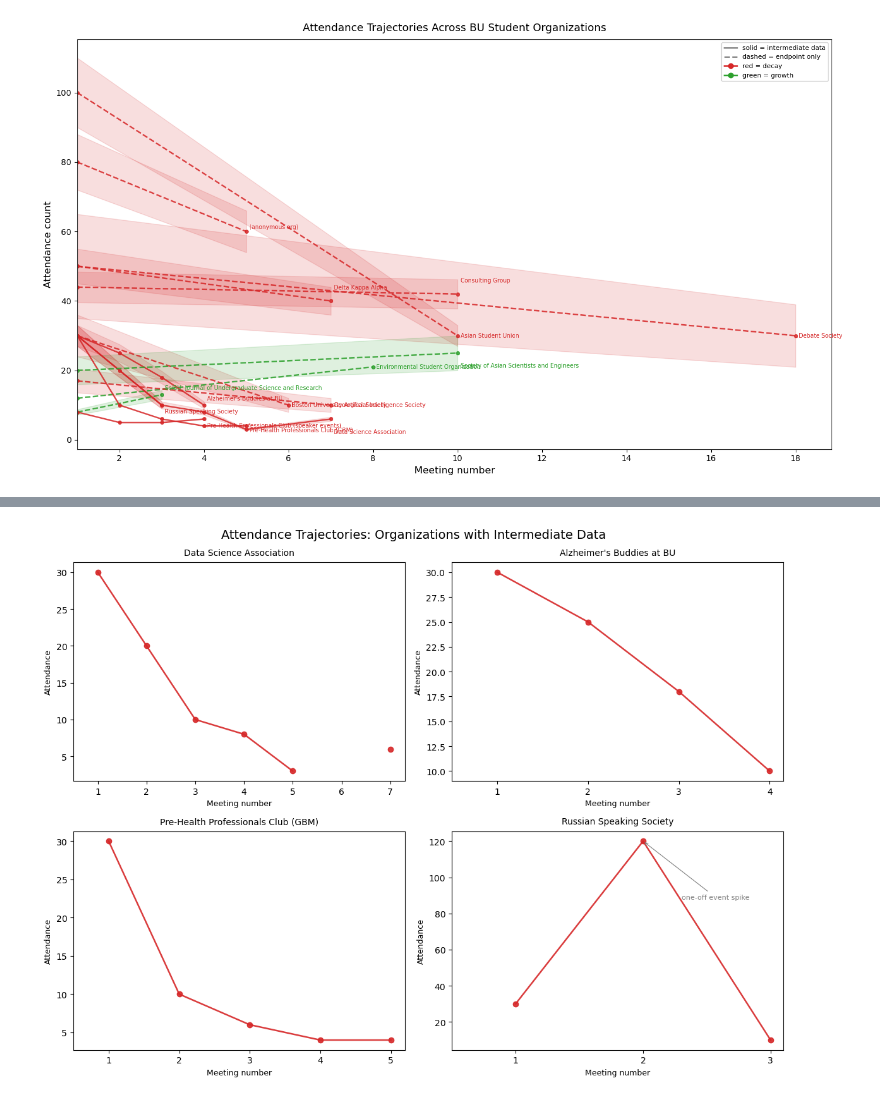
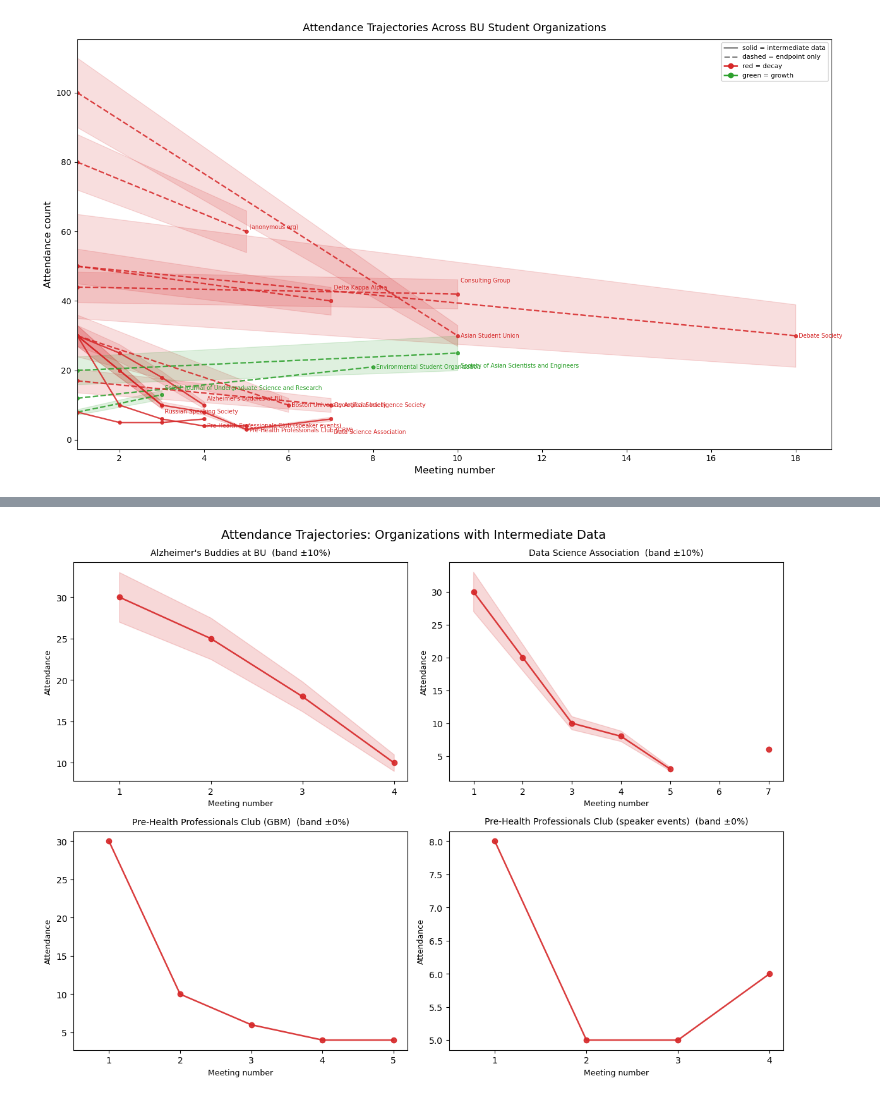
Before and after one commit to isun3071/attendance-decay-curve, a Jupyter notebook: adc.ipynb, the cells around one changed output, grey strips where cells are left out. Drawn from its saved outputs; the diff is of its cells as text; code cells hidden in the pictures.

```diff
--- a/adc.ipynb
+++ b/adc.ipynb
@@ -201,19 +208,34 @@ this imbalance is statistically significant (p = 0.0176), suggesting
 attendance decay is not random variation but a systematic pattern.
 # %%
 df_rec["slope"] = (df_rec["Q8"] - df_rec["Q7"]) / df_rec["Q6"]
+
+# Slope envelope under each org's Q13-derived band on Q7 and Q8.
+# Worst-case sign for the slope: numerator extremes minimize / maximize Q8 - Q7.
+df_rec["slope_min"] = (
+    df_rec["Q8"] * (1 - df_rec["band_frac"]) - df_rec["Q7"] * (1 + df_rec["band_frac"])
+) / df_rec["Q6"]
+df_rec["slope_max"] = (
+    df_rec["Q8"] * (1 + df_rec["band_frac"]) - df_rec["Q7"] * (1 - df_rec["band_frac"])
+) / df_rec["Q6"]
+
 ordered = df_rec.sort_values("slope").reset_index(drop=True)
 
 colors = ["#d62728" if s < 0 else "#2ca02c" for s in ordered["slope"]]
+err_lower = (ordered["slope"] - ordered["slope_min"]).values
+err_upper = (ordered["slope_max"] - ordered["slope"]).values
+xerr = np.array([err_lower, err_upper])
 
 fig, ax = plt.subplots(figsize=(10, 7))
-ax.barh(range(len(ordered)), ordered["slope"], color=colors)
+ax.barh(range(len(ordered)), ordered["slope"], color=colors,
+        xerr=xerr, ecolor="#555555",
+        error_kw=dict(elinewidth=1.0, capsize=3))
 ax.set_yticks(range(len(ordered)))
 ax.set_yticklabels(ordered["Q1"], fontsize=9)
 ax.axvline(0, color="black", linewidth=0.9)
 ax.set_xlabel("Slope (attendance change per meeting)", fontsize=11)
 ax.set_title("Attendance Slope Per Meeting by Organization", fontsize=13, pad=10)
 ax.annotate(
-    "12 of 15 orgs show decay  |  sign test p = 0.0176",
+    "Whiskers: slope envelope from Q13 confidence bands  |  point-estimate sign test p = 0.0176",
     xy=(0.98, 0.02), xycoords="axes fraction",
     fontsize=9, ha="right", va="bottom",
     bbox=dict(boxstyle="round,pad=0.3", facecolor="white", alpha=0.85),
@@ -321,34 +642,42 @@ plt.show()
 # %%
 fig, axes = plt.subplots(2, 2, figsize=(12, 9))
 fig.suptitle("Attendance Trajectories: Organizations with Intermediate Data", fontsize=14)
 
 viz4_orgs = [
-    ("Data Science Association",            [30, 20, 10, 8, 3, None, 6]),
-    ("Alzheimer's Buddies at BU",           [30, 25, 18, 10]),
+    ("Alzheimer's Buddies at BU", [30, 25, 18, 10]),
+    ("Data Science Association", [30, 20, 10, 8, 3, None, 6]),
     ("Pre-Health Professionals Club (GBM)", [30, 10, 6, 4, 4]),
-    ("Russian Speaking Society",            [30, 120, 10]),
+    ("Pre-Health Professionals Club (speaker events)", [8, 5, 5, 6]),
+    ("Russian Speaking Society", [30, None, 10]),
 ]
 
 for ax, (name, seq) in zip(axes.flat, viz4_orgs):
     row = df_rec[df_rec["Q1"] == name].iloc[0]
     color = "#d62728" if row["Q8"] < row["Q7"] else "#2ca02c"
-    xs = list(range(1, len(seq) + 1))
-    ys = [float(v) if v is not None else np.nan for v in seq]
-    ax.plot(xs, ys, color=color, linewidth=1.8, marker="o", markersize=6, alpha=0.9)
+    band = float(row["band_frac"])
+    xs = np.arange(1, len(seq) + 1)
+    ys = np.array([float(v) if v is not None else np.nan for v in seq])
+
+    if band > 0:
+        # NaN values in ys propagate to the band edges, giving natural gaps.
+        ax.fill_between(xs, ys * (1 - band), ys * (1 + band),
+                        color=color, alpha=0.18, zorder=1)
+    ax.plot(xs, ys, color=color, linewidth=1.8, marker="o",
+            markersize=6, alpha=0.9, zorder=2)
     if name == "Russian Speaking Society":
         ax.annotate(
             "one-off event spike",
             xy=(2, 120), xytext=(2.3, 88),
             fontsize=8, color="gray",
             arrowprops=dict(arrowstyle="->", color="gray", lw=0.8),
         )
-    ax.set_title(name, fontsize=10, pad=8)
+    ax.set_title(f"{name}  (band ±{band*100:.0f}%)", fontsize=10, pad=8)
     ax.set_xlabel("Meeting number", fontsize=9)
     ax.set_ylabel("Attendance", fontsize=9)
     ax.set_xlim(left=0.5)
     ax.xaxis.set_major_locator(plt.MaxNLocator(integer=True))
 
 plt.tight_layout()
 plt.show()
 # %% [output]
-[figure, old version]
+[figure, new version]
```
Also changed, not shown: parts of 17 cells of this notebook, 1 other file.
